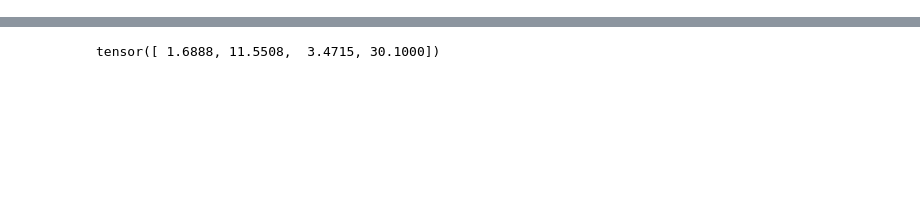
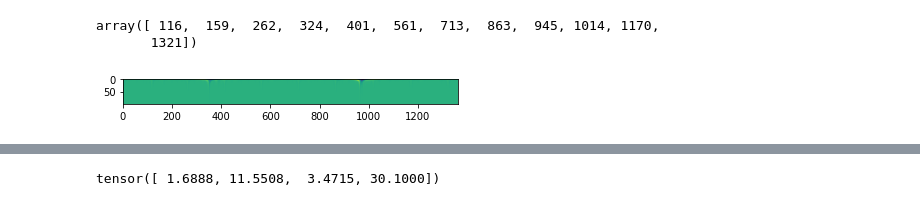
Before and after one commit to jaymoneyjay/aml-project, a Jupyter notebook: task2/ctw_cnn_jodok.ipynb, the cells around one changed output, grey strips where cells are left out. Saved outputs shown, nothing was run; the diff lists cells and outputs as text; code cells hidden in the pictures; blank space fills up the shorter version.

```diff
--- a/task2/ctw_cnn_jodok.ipynb
+++ b/task2/ctw_cnn_jodok.ipynb
@@ -74,0 +39,3 @@ axes = axes.flatten()
+# %%
+%%time
+X = pd.read_csv('data/X_train_normalized.csv')
@@ -74,0 +51,3 @@ axes = axes.flatten()
+# %%
+%%time
+y = pd.read_csv('data/y_train.csv')
@@ -74,0 +57,2 @@ axes = axes.flatten()
+# %%
+X_train, X_val, y_train, y_val = train_test_split(X, y, stratify=y.y)
@@ -148,0 +139,18 @@ for i, ax in enumerate(axes):
+# %%
+j=2282
+signal = X_train.iloc[j]
+signal = X_train.iloc[j].dropna()
+sampling_rate = 150
+dims=(100, 100)
+thresh=0.2
+wavelet = 'mexh'
+scales = pywt.central_frequency(wavelet) * sampling_rate / np.arange(1, dims[0] + 1, 1)
+rpeaks = ecg.engzee_segmenter(signal, sampling_rate, threshold=thresh)['rpeaks']
+
+cwt_signal, _ = pywt.cwt(signal, scales, wavelet, 1.0 / sampling_rate)
+plt.imshow(cwt_signal)
+rpeaks
+# %% [output]
+array([ 116,  159,  262,  324,  401,  561,  713,  863,  945, 1014, 1170,
+       1321])
+[figure, added]
```
Also changed, not shown: parts of 50 cells of this notebook, 1 other file.
